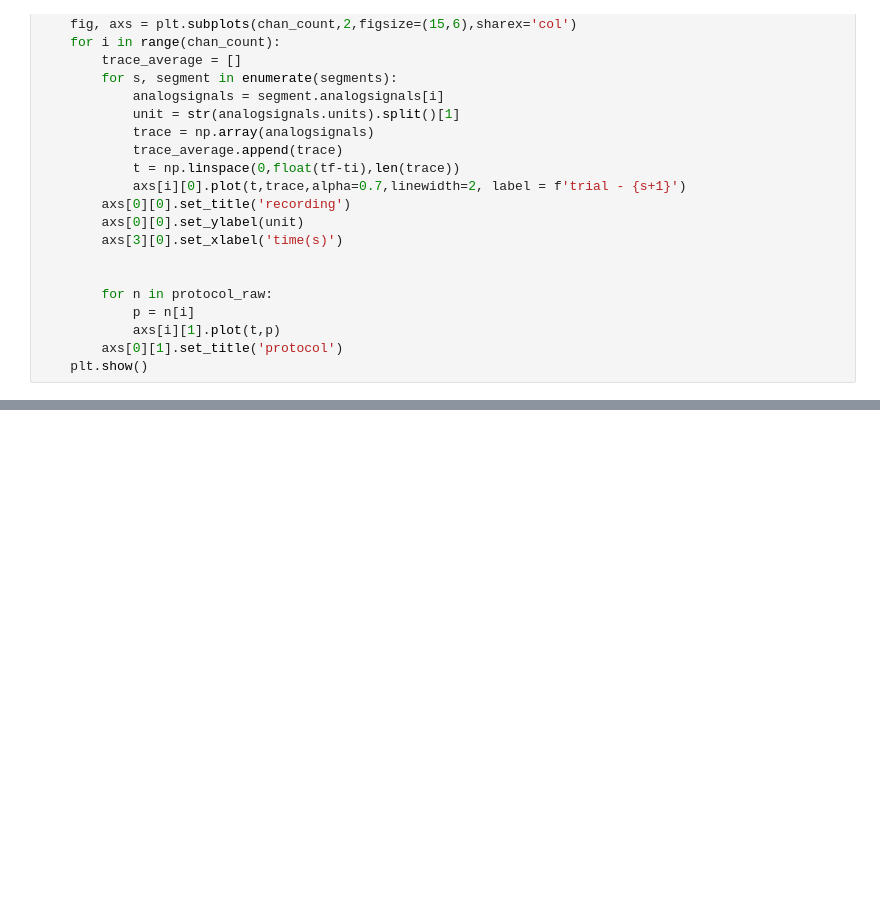
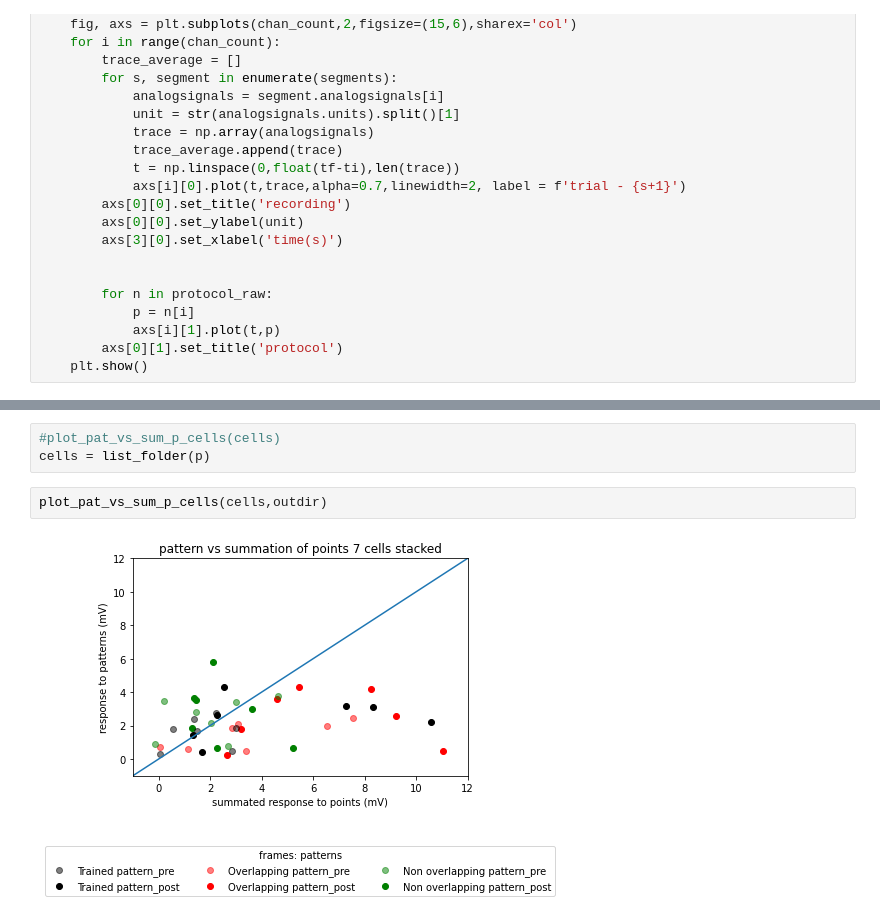
Before and after one commit to anzalks/ep_snippets, a Jupyter notebook: LTP_Cell_to_cell_analytsis_all_patterns.ipynb, the cells around one changed output, grey strips where cells are left out. Cells and saved outputs as stored; diff of their text form; blank space fills up the shorter version.

```diff
--- a/LTP_Cell_to_cell_analytsis_all_patterns.ipynb
+++ b/LTP_Cell_to_cell_analytsis_all_patterns.ipynb
@@ -1196,0 +1626,7 @@ for c in cells:
+# %%
+#plot_pat_vs_sum_p_cells(cells)
+cells = list_folder(p)
+# %%
+plot_pat_vs_sum_p_cells(cells,outdir)
+# %% [output]
+[figure, added]
```
Also changed, not shown: parts of 52 cells of this notebook, 3 other files.
